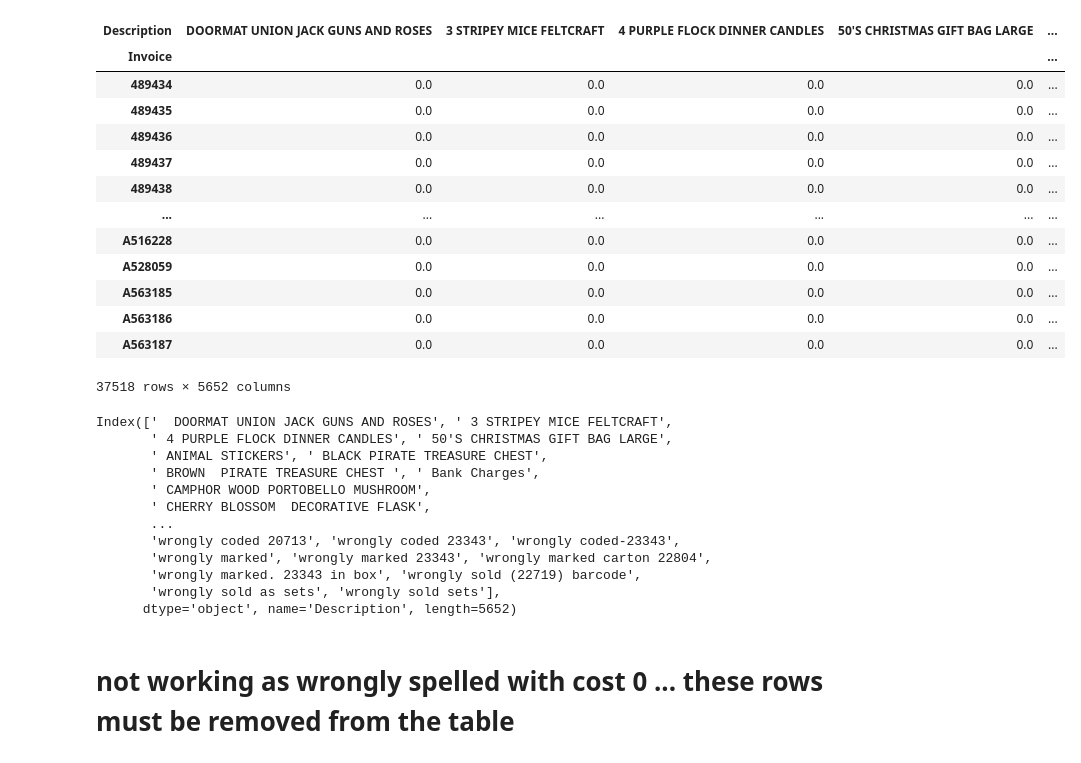
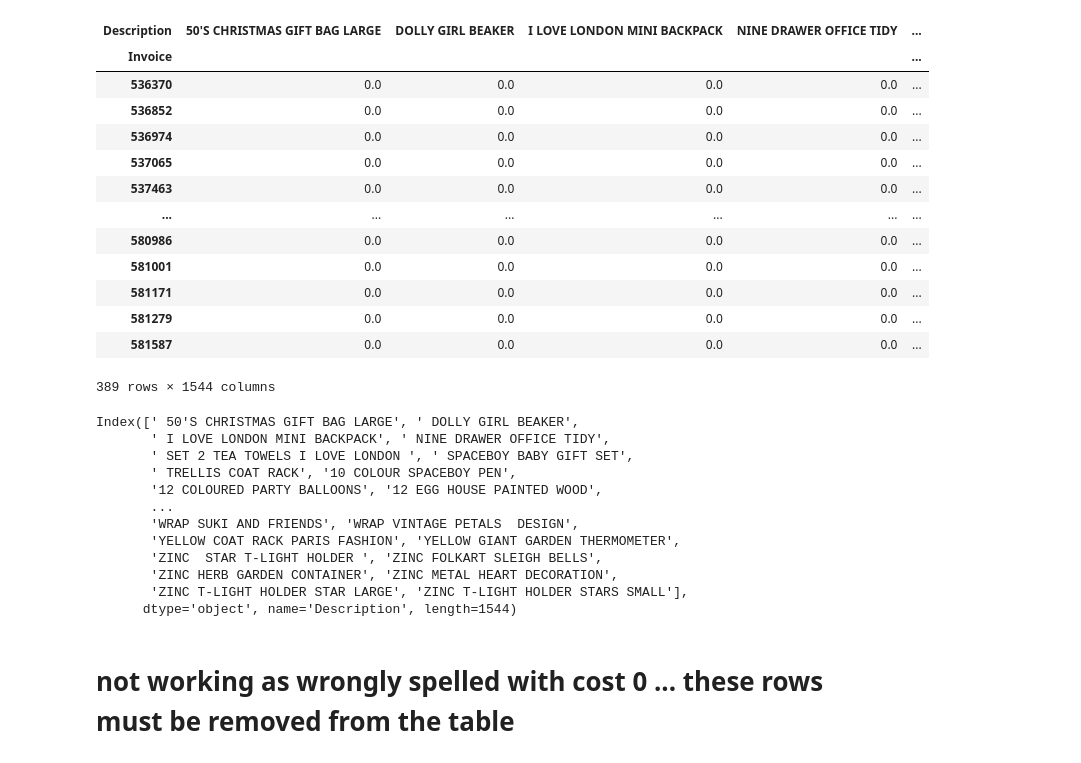
Before and after one commit to vash-ashutosh/Minor_project, a Jupyter notebook: Apriori/Apriori_trial_on_data-Copy1.ipynb, the cells around one changed output. Drawn from its saved outputs; the diff is of its cells as text; code cells hidden in the pictures.

```diff
--- a/Apriori/Apriori_trial_on_data-Copy1.ipynb
+++ b/Apriori/Apriori_trial_on_data-Copy1.ipynb
@@ -79,40 +78,40 @@ df
 # %%
 # Converting all items in desciption of same invoice to columns
-basket = (df[df['Country'] =="United Kingdom"]
+basket = (df[df['Country'] =="France"]
           .groupby(['Invoice', 'Description'])['Quantity']
           .sum().unstack().reset_index().fillna(0)
           .set_index('Invoice'))
 basket
 # %% [output]
-| Description | DOORMAT UNION JACK GUNS AND ROSES | 3 STRIPEY MICE FELTCRAFT | 4 PURPLE FLOCK DINNER CANDLES | 50'S CHRISTMAS GIFT BAG LARGE | ... |
+| Description | 50'S CHRISTMAS GIFT BAG LARGE | DOLLY GIRL BEAKER | I LOVE LONDON MINI BACKPACK | NINE DRAWER OFFICE TIDY | ... |
 | Invoice |  |  |  |  | ... |
-| 489434 | 0.0 | 0.0 | 0.0 | 0.0 | ... |
-| 489435 | 0.0 | 0.0 | 0.0 | 0.0 | ... |
-| 489436 | 0.0 | 0.0 | 0.0 | 0.0 | ... |
-| 489437 | 0.0 | 0.0 | 0.0 | 0.0 | ... |
-| 489438 | 0.0 | 0.0 | 0.0 | 0.0 | ... |
+| 536370 | 0.0 | 0.0 | 0.0 | 0.0 | ... |
+| 536852 | 0.0 | 0.0 | 0.0 | 0.0 | ... |
+| 536974 | 0.0 | 0.0 | 0.0 | 0.0 | ... |
+| 537065 | 0.0 | 0.0 | 0.0 | 0.0 | ... |
+| 537463 | 0.0 | 0.0 | 0.0 | 0.0 | ... |
 | ... | ... | ... | ... | ... | ... |
-| A516228 | 0.0 | 0.0 | 0.0 | 0.0 | ... |
-| A528059 | 0.0 | 0.0 | 0.0 | 0.0 | ... |
-| A563185 | 0.0 | 0.0 | 0.0 | 0.0 | ... |
-| A563186 | 0.0 | 0.0 | 0.0 | 0.0 | ... |
-| A563187 | 0.0 | 0.0 | 0.0 | 0.0 | ... |
+| 580986 | 0.0 | 0.0 | 0.0 | 0.0 | ... |
+| 581001 | 0.0 | 0.0 | 0.0 | 0.0 | ... |
+| 581171 | 0.0 | 0.0 | 0.0 | 0.0 | ... |
+| 581279 | 0.0 | 0.0 | 0.0 | 0.0 | ... |
+| 581587 | 0.0 | 0.0 | 0.0 | 0.0 | ... |
-37518 rows × 5652 columns
+389 rows × 1544 columns
 # %%
 basket.columns
 # %% [output]
-Index(['  DOORMAT UNION JACK GUNS AND ROSES', ' 3 STRIPEY MICE FELTCRAFT',
-       ' 4 PURPLE FLOCK DINNER CANDLES', ' 50'S CHRISTMAS GIFT BAG LARGE',
-       ' ANIMAL STICKERS', ' BLACK PIRATE TREASURE CHEST',
-       ' BROWN  PIRATE TREASURE CHEST ', ' Bank Charges',
-       ' CAMPHOR WOOD PORTOBELLO MUSHROOM',
-       ' CHERRY BLOSSOM  DECORATIVE FLASK',
+Index([' 50'S CHRISTMAS GIFT BAG LARGE', ' DOLLY GIRL BEAKER',
+       ' I LOVE LONDON MINI BACKPACK', ' NINE DRAWER OFFICE TIDY',
+       ' SET 2 TEA TOWELS I LOVE LONDON ', ' SPACEBOY BABY GIFT SET',
+       ' TRELLIS COAT RACK', '10 COLOUR SPACEBOY PEN',
+       '12 COLOURED PARTY BALLOONS', '12 EGG HOUSE PAINTED WOOD',
        ...
-       'wrongly coded 20713', 'wrongly coded 23343', 'wrongly coded-23343',
-       'wrongly marked', 'wrongly marked 23343', 'wrongly marked carton 22804',
-       'wrongly marked. 23343 in box', 'wrongly sold (22719) barcode',
-       'wrongly sold as sets', 'wrongly sold sets'],
-      dtype='object', name='Description', length=5652)
+       'WRAP SUKI AND FRIENDS', 'WRAP VINTAGE PETALS  DESIGN',
+       'YELLOW COAT RACK PARIS FASHION', 'YELLOW GIANT GARDEN THERMOMETER',
+       'ZINC  STAR T-LIGHT HOLDER ', 'ZINC FOLKART SLEIGH BELLS',
+       'ZINC HERB GARDEN CONTAINER', 'ZINC METAL HEART DECORATION',
+       'ZINC T-LIGHT HOLDER STAR LARGE', 'ZINC T-LIGHT HOLDER STARS SMALL'],
+      dtype='object', name='Description', length=1544)
 # %% [markdown]
 # not working as wrongly spelled with cost 0 ... these rows must be removed from the table
 # %%
```
Also changed, not shown: parts of 9 cells of this notebook, 3 other files.
